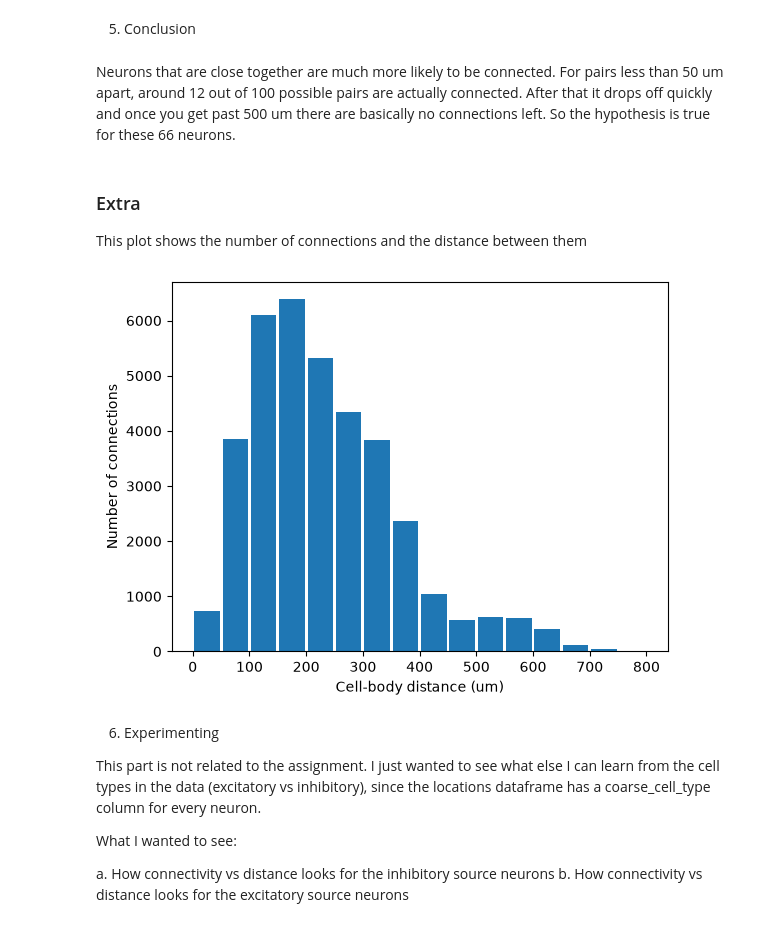
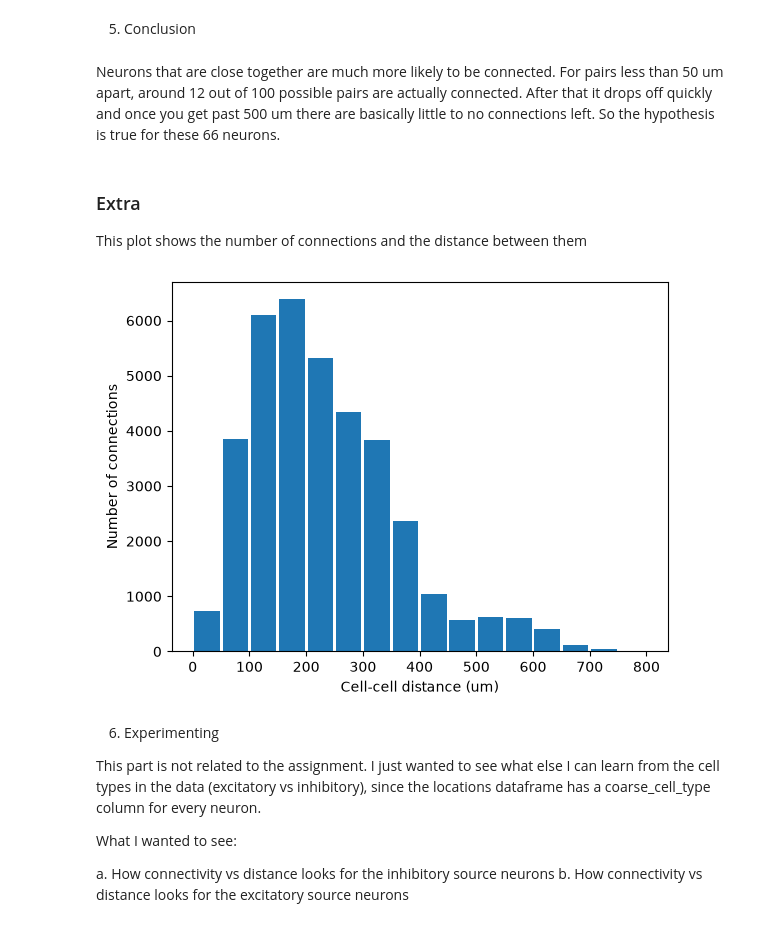
Before and after one commit to 6namdang/connectomes-assignment, a Jupyter notebook: assignments/assignment2.ipynb, the cells around one changed output. Saved outputs shown, nothing was run; the diff lists cells and outputs as text; code cells hidden in the pictures.

```diff
--- a/assignments/assignment2.ipynb
+++ b/assignments/assignment2.ipynb
@@ -90,18 +90,18 @@ plt.show()
 # %% [markdown]
 5. Conclusion
 # %% [markdown]
-Neurons that are close together are much more likely to be connected. For pairs less than 50 um apart, around 12 out of 100 possible pairs are actually connected. After that it drops off quickly and once you get past 500 um there are basically no connections left. So the hypothesis is true for these 66 neurons.
+Neurons that are close together are much more likely to be connected. For pairs less than 50 um apart, around 12 out of 100 possible pairs are actually connected. After that it drops off quickly and once you get past 500 um there are basically little to no connections left. So the hypothesis is true for these 66 neurons.
 # %% [markdown]
 ### Extra
 
 This plot shows the number of connections and the distance between them
 # %%
 plt.bar(bin_centers, n_connected, width=45)
-plt.xlabel("Cell-body distance (um)")
+plt.xlabel("Cell-cell distance (um)")
 plt.ylabel("Number of connections")
 plt.show()
 # %% [output]
-[figure, old version]
+[figure, new version]
 # %% [markdown]
 6. Experimenting
 
```
Also changed, not shown: parts of 2 cells of this notebook.
